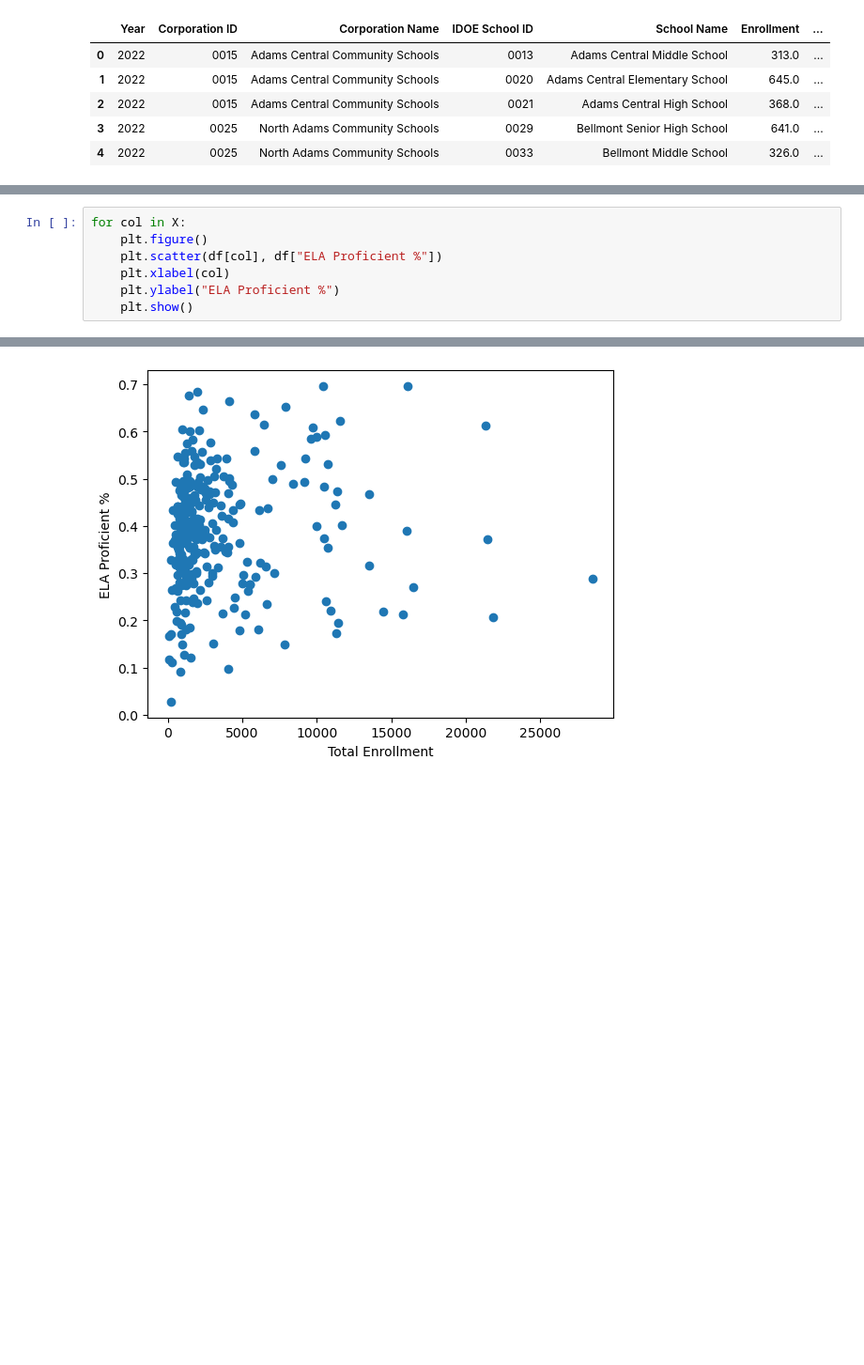
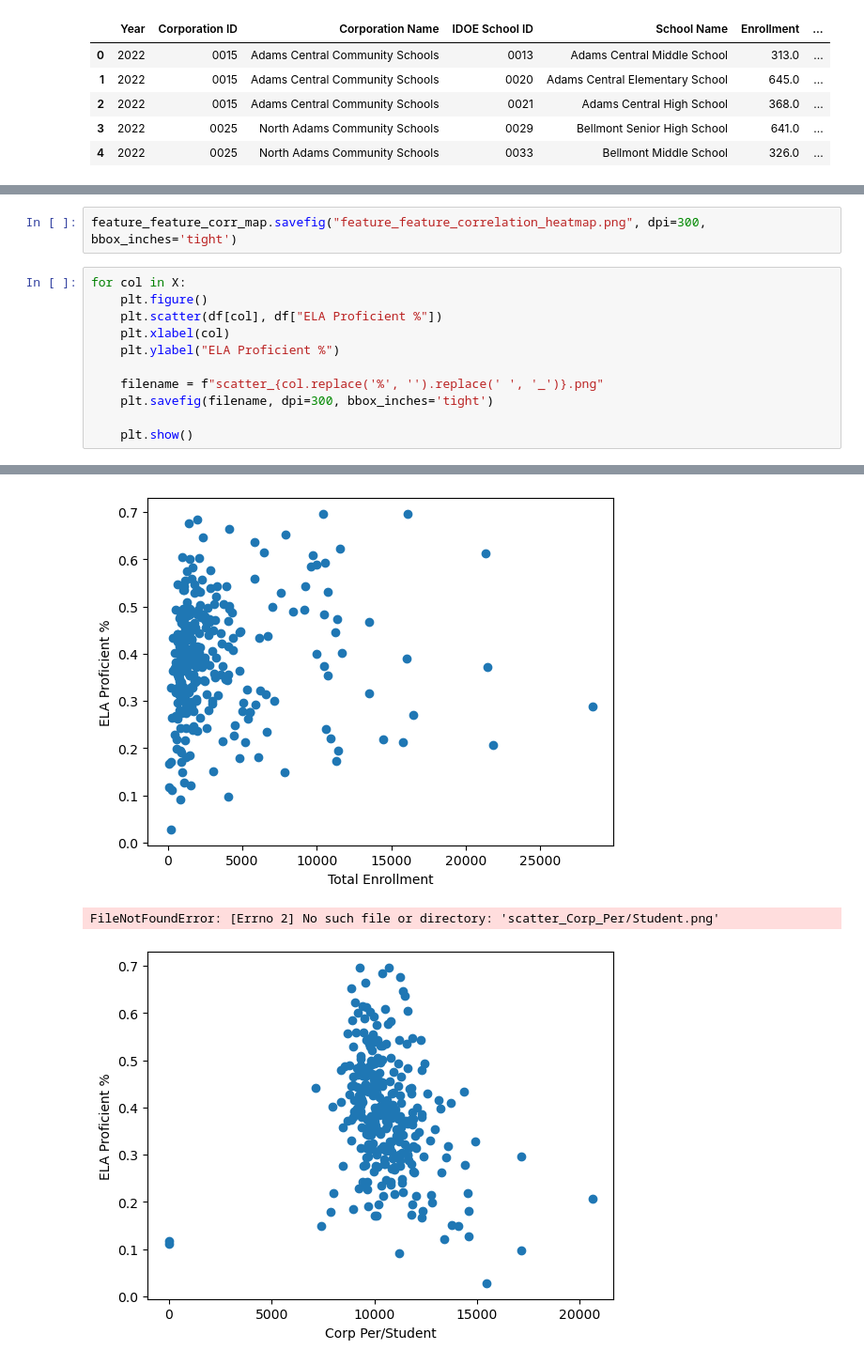
Before and after one commit to lehmanta23/IDOE_AI_project, a Jupyter notebook: Updated Data Exploration_Taylor.ipynb, the cells around one changed output, grey strips where cells are left out. Shown: that part at 94% size. Saved outputs shown, nothing was run; the diff lists cells and outputs as text; blank space fills up the shorter version.

```diff
--- a/Updated Data Exploration_Taylor.ipynb
+++ b/Updated Data Exploration_Taylor.ipynb
@@ -147,16 +152,24 @@ plt.show()
+# %%
+feature_feature_corr_map.savefig("feature_feature_correlation_heatmap.png", dpi=300, bbox_inches='tight')
 # %%
 for col in X:
     plt.figure()
     plt.scatter(df[col], df["ELA Proficient %"])
     plt.xlabel(col)
     plt.ylabel("ELA Proficient %")
+
+    filename = f"scatter_{col.replace('%', '').replace(' ', '_')}.png"
+    plt.savefig(filename, dpi=300, bbox_inches='tight')
+
     plt.show()
 # %% [output]
 [figure]
 [figure]
 [figure]
 [figure]
 [figure]
 [figure]
 [figure]
 [figure]
+FileNotFoundError: [Errno 2] No such file or directory: 'scatter_Corp_Per/Student.png'
+[figure, added]
```
Also changed, not shown: parts of 10 cells of this notebook.
